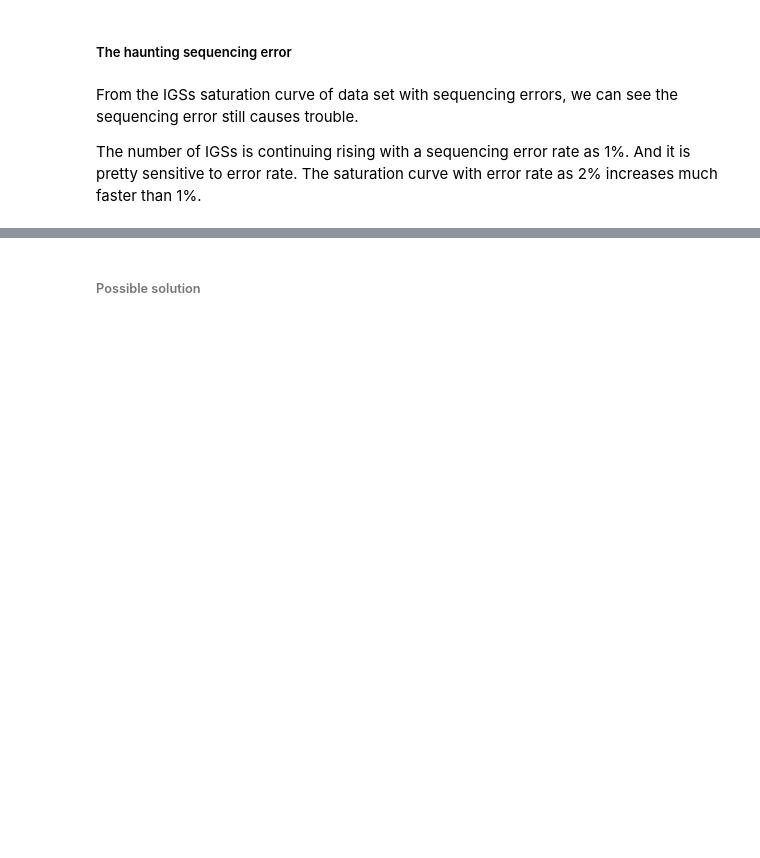
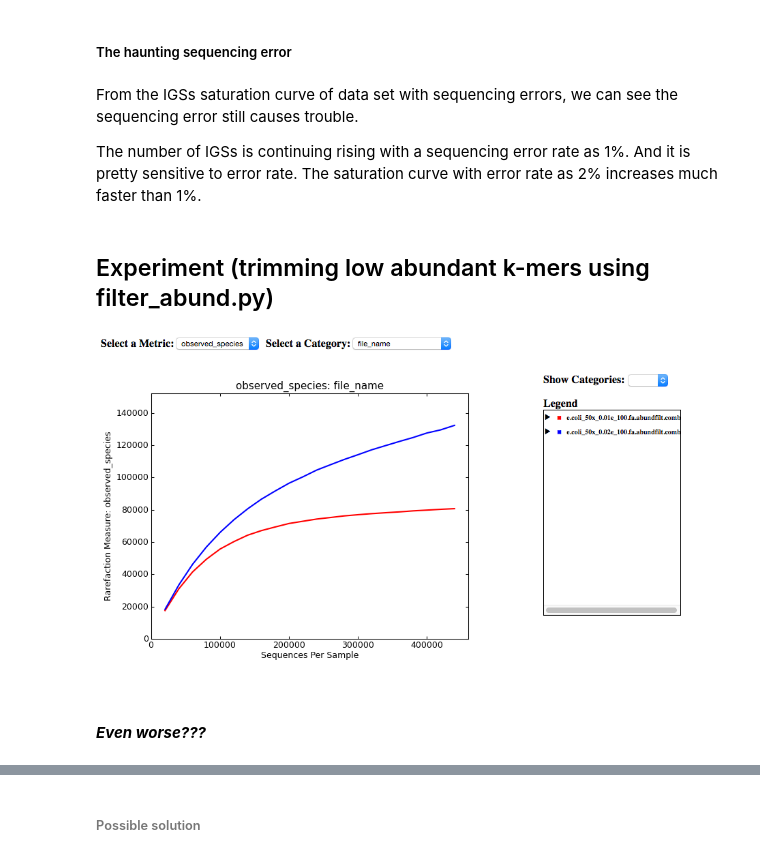
Before and after one commit to qingpeng/2013-diversity, a Jupyter notebook: notebook/2013-diversity-summary.ipynb, the cells around one changed output, grey strips where cells are left out. Cells and saved outputs as stored; diff of their text form; code cells hidden in the pictures; blank space fills up the shorter version.

```diff
--- a/notebook/2013-diversity-summary.ipynb
+++ b/notebook/2013-diversity-summary.ipynb
@@ -197,3 +197,11 @@ Image(filename="../figure/lander_saturation.png",width=400)
 From the IGSs saturation curve of data set with sequencing errors, we can see the sequencing error still causes trouble.
 
 The number of IGSs is continuing rising with a sequencing error rate as 1%. And it is pretty sensitive to error rate. The saturation curve with error rate as 2% increases much faster than 1%.
+# %% [markdown]
+## Experiment (trimming low abundant k-mers using filter_abund.py)
+# %%
+Image(filename="../figure/e.coli_alpha_observed_beginning_curve_abund.png",width=800)
+# %% [output]
+[figure, added]
+# %% [markdown]
+***Even worse???***
```
Also changed, not shown: parts of 10 cells of this notebook, 21 other files.
